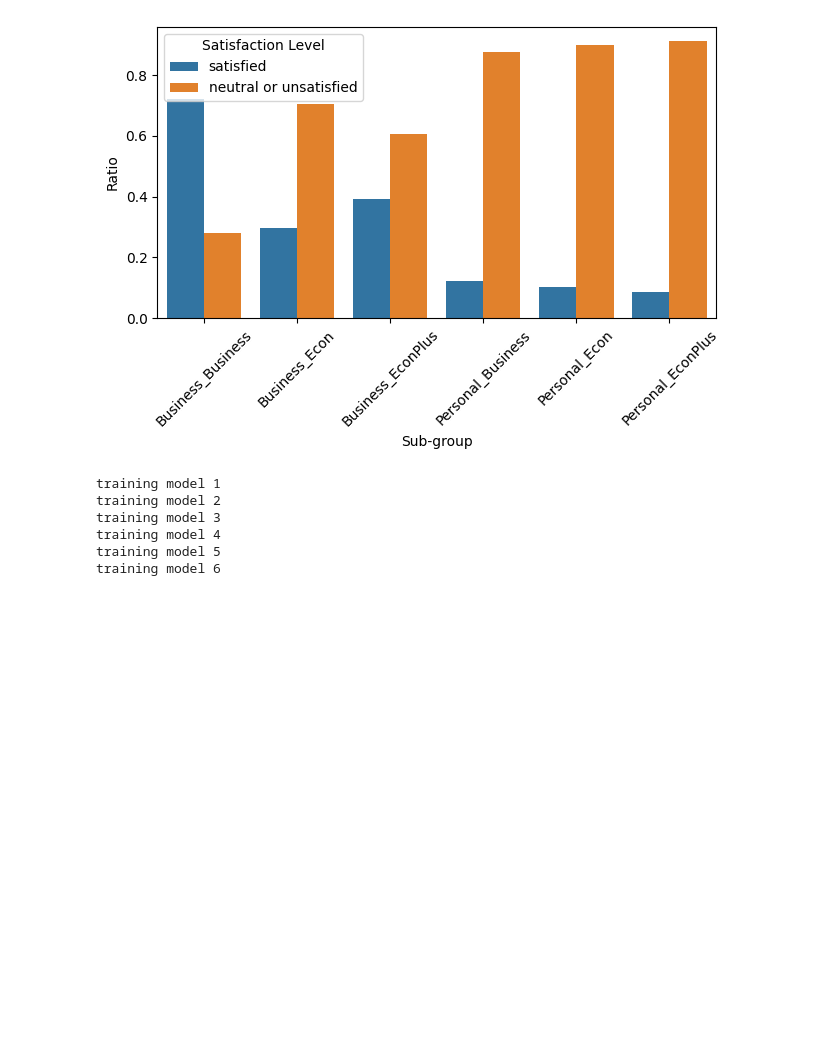
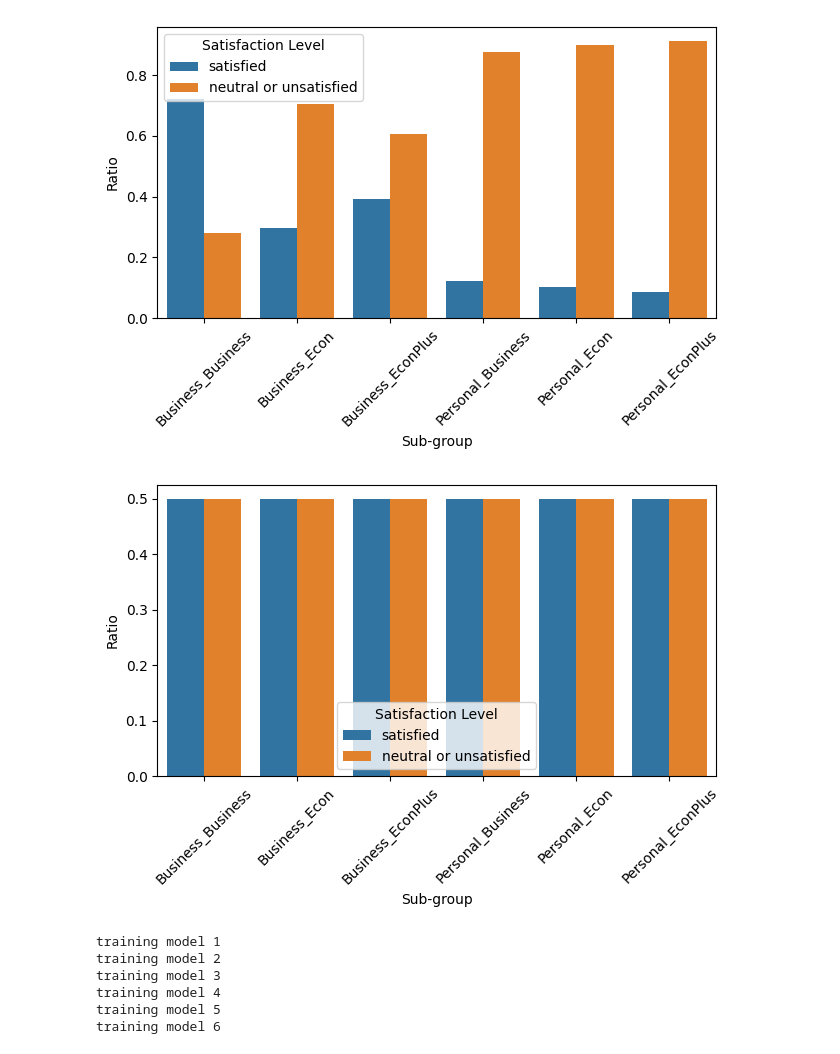
Before and after one commit to viettungggg/airline-customer-satisfaction, a Jupyter notebook: subgroup_analysis.ipynb, the cells around one changed output. Cells and saved outputs as stored; diff of their text form; code cells hidden in the pictures; blank space fills up the shorter version.

```diff
--- a/subgroup_analysis.ipynb
+++ b/subgroup_analysis.ipynb
@@ -78,6 +80,41 @@ plt.savefig('subgroup_imbalance.png',format='png',dpi=800,bbox_inches='tight')
 plt.show()
 # %% [output]
 [figure]
+# %%
+# adjust for imbalance
+def oversample_minority(X,y):
+  ros = RandomOverSampler(random_state=1227)
+  X_adjusted, y_adjusted = ros.fit_resample(X, y)
+  return X_adjusted, y_adjusted
+
+X_train_b_b,y_train_b_b = oversample_minority(X_train_b_b,y_train_b_b)
+X_train_b_e,y_train_b_e = oversample_minority(X_train_b_e,y_train_b_e)
+X_train_b_ep,y_train_b_ep = oversample_minority(X_train_b_ep,y_train_b_ep)
+
+X_train_p_b,y_train_p_b = oversample_minority(X_train_p_b,y_train_p_b)
+X_train_p_e,y_train_p_e = oversample_minority(X_train_p_e,y_train_p_e)
+X_train_p_ep,y_train_p_ep = oversample_minority(X_train_p_ep,y_train_p_ep)
+
+# recheck for data imbalance
+subgroup_names = ['Business_Business','Business_Econ','Business_EconPlus','Personal_Business','Personal_Econ','Personal_EconPlus']
+subgroup_list = [y_train_b_b,y_train_b_e,y_train_b_ep,y_train_p_b,y_train_p_e,y_train_p_ep]
+posi_frac = [len(dt[dt==1])/dt.shape[0] for dt in subgroup_list]
+neg_frac = [len(dt[dt==0])/dt.shape[0] for dt in subgroup_list]
+result_list = [posi_frac,neg_frac]
+df_imbalance = pd.DataFrame(result_list,index=['satisfied','neutral or unsatisfied'],columns=subgroup_names)
+df_melted = df_imbalance.reset_index().melt(id_vars='index', var_name='Category', value_name='Value')
+
+sns.barplot(x='Category', y='Value', hue='index', data=df_melted)
+plt.xticks(rotation=90)
+plt.xlabel('Sub-group')
+plt.ylabel('Ratio')
+plt.tight_layout()
+plt.xticks(rotation=45)
+leg = plt.legend()
+leg.set_title('Satisfaction Level')
+plt.show()
+# %% [output]
+[figure, added]
 # %%
 # function for hyperparameter tuning using gridsearch
 def eval_gridsearch(clf, pgrid, xTrain, yTrain, xTest, yTest):
```
Also changed, not shown: parts of 5 cells of this notebook.
